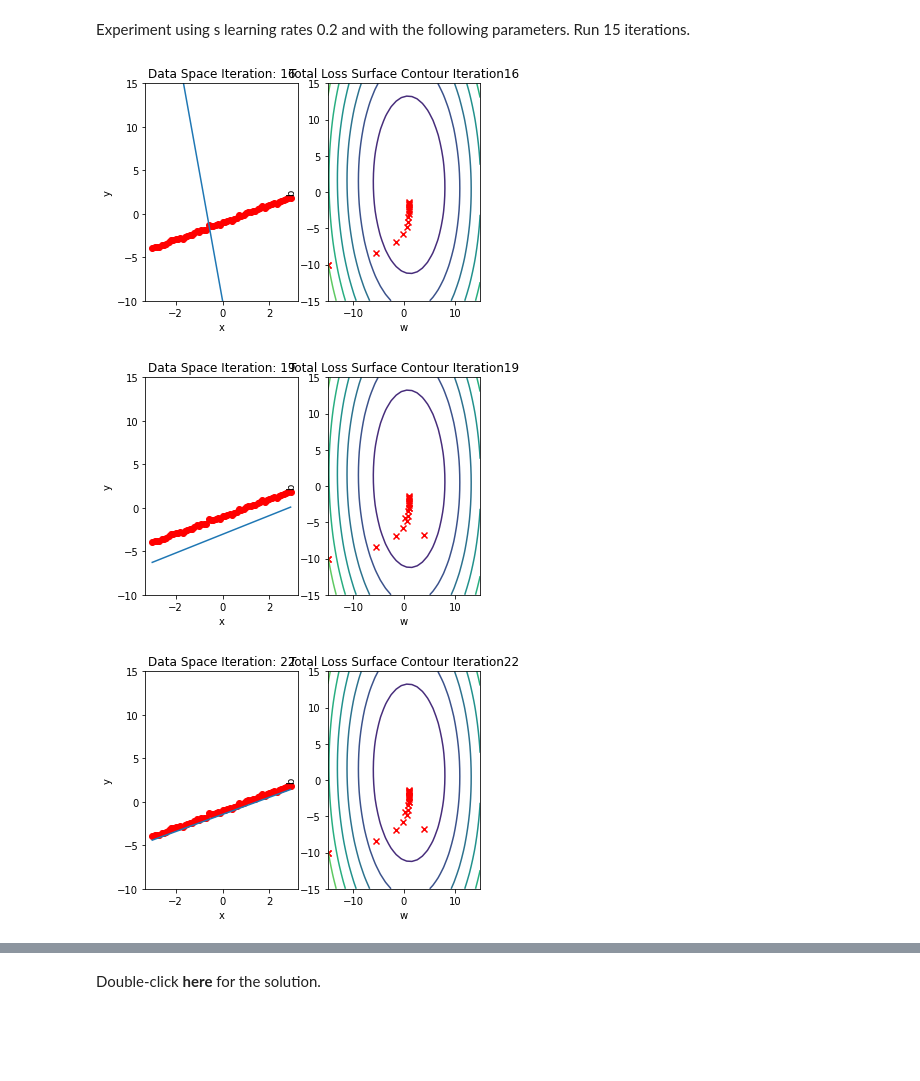
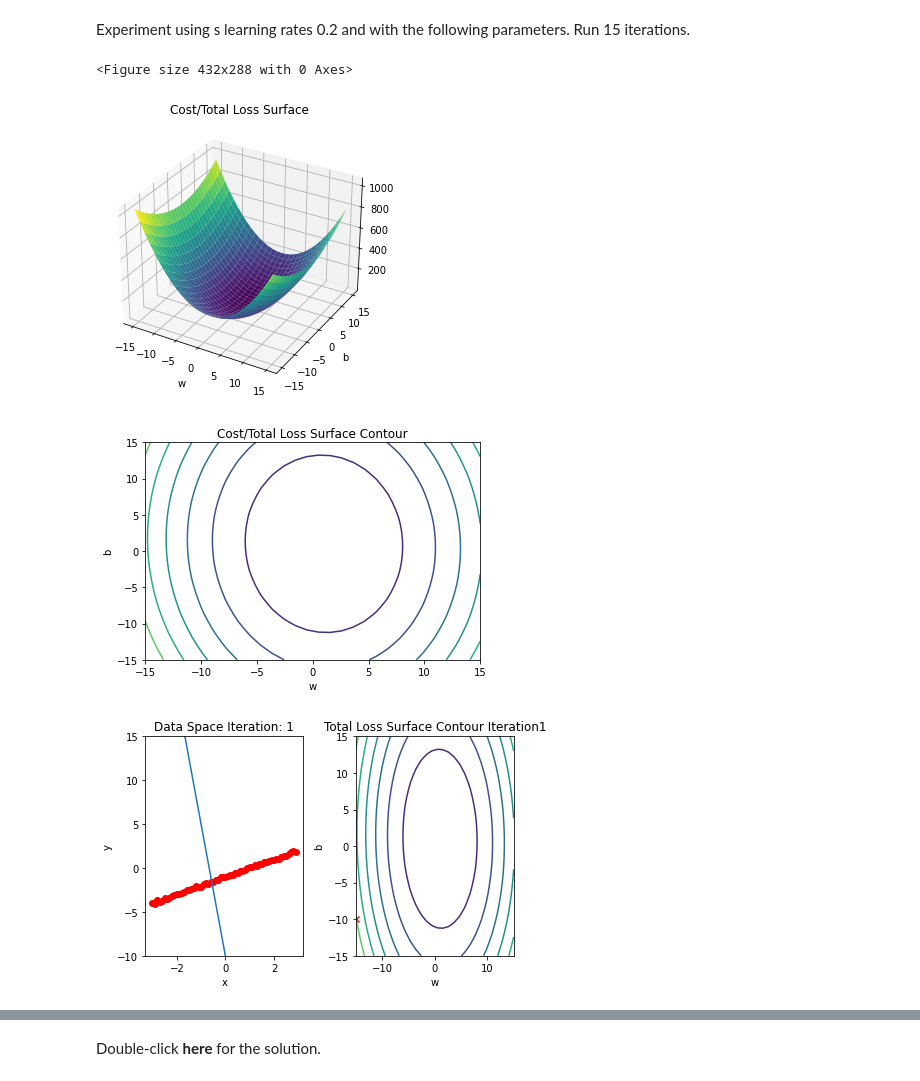
Before and after one commit to Aljoja/IBM-ML-Python, a Jupyter notebook: Deep Neural Networks with PyTorch/Week 2/2.3_training_slope_and_bias_v3.ipynb, the cells around one changed output, grey strips where cells are left out. Drawn from its saved outputs; the diff is of its cells as text; code cells hidden in the pictures; blank space fills up the shorter version.

```diff
--- a/Deep Neural Networks with PyTorch/Week 2/2.3_training_slope_and_bias_v3.ipynb
+++ b/Deep Neural Networks with PyTorch/Week 2/2.3_training_slope_and_bias_v3.ipynb
@@ -110,6 +110,7 @@ class plot_error_surfaces(object):
         plt.title('Total Loss Surface Contour Iteration' + str(self.n))
         plt.xlabel('w')
         plt.ylabel('b')
+        plt.tight_layout()
         plt.show()
 # %% [markdown]
 <!--Empty Space for separating topics-->
@@ -261,28 +262,29 @@ Text(23.875, 0.5, 'Cost')
 Experiment using s learning rates 0.2 and with the following parameters. Run 15 iterations.
 # %%
 # Practice: train and plot the result with lr = 0.2 and the following parameters
-
+get_surface2 = plot_error_surfaces(15, 15, X, Y, 30)
 w = torch.tensor(-15.0, requires_grad = True)
 b = torch.tensor(-10.0, requires_grad = True)
 lr = 0.2
 LOSS2 = []
 
 def my_train_model(iter):
     for epoch in range(iter):
         Yhat = forward(X)
         loss = criterion(Yhat, Y)
-        get_surface.set_para_loss(w.data.tolist(), b.data.tolist(), loss.tolist())
+        get_surface2.set_para_loss(w.data.tolist(), b.data.tolist(), loss.tolist())
         if epoch % 3 == 0:
-            get_surface.plot_ps()
+            get_surface2.plot_ps()
         LOSS2.append(loss)
         loss.backward()
         w.data = w.data - lr * w.grad.data
         b.data = b.data - lr * b.grad.data
         w.grad.data.zero_()
         b.grad.data.zero_()
 
 my_train_model(15)
 # %% [output]
+<Figure size 432x288 with 0 Axes>
-[figure, old version]
+[figure, new version]
-[figure, old version]
+[figure, new version]
-[figure, old version]
+[figure, new version]
```
Also changed, not shown: parts of 4 cells of this notebook, 5 other files.
